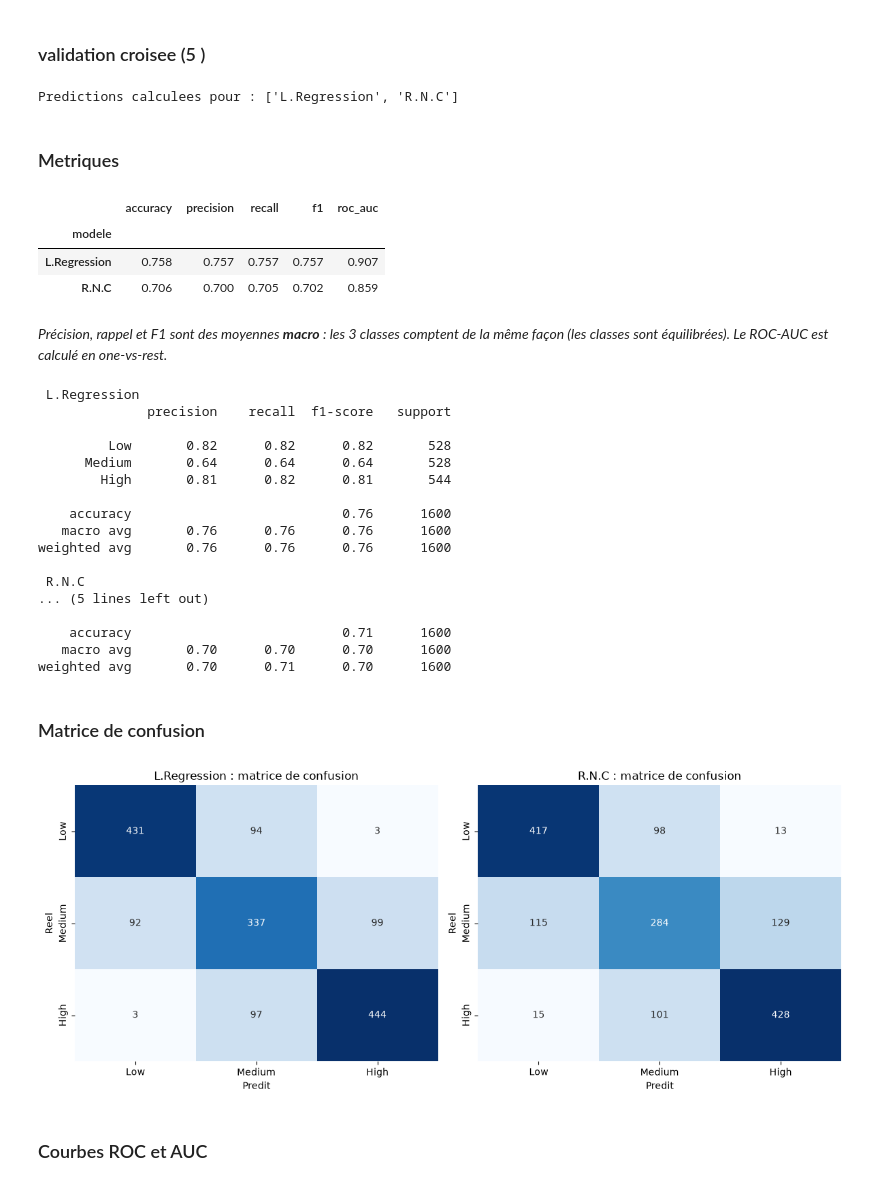
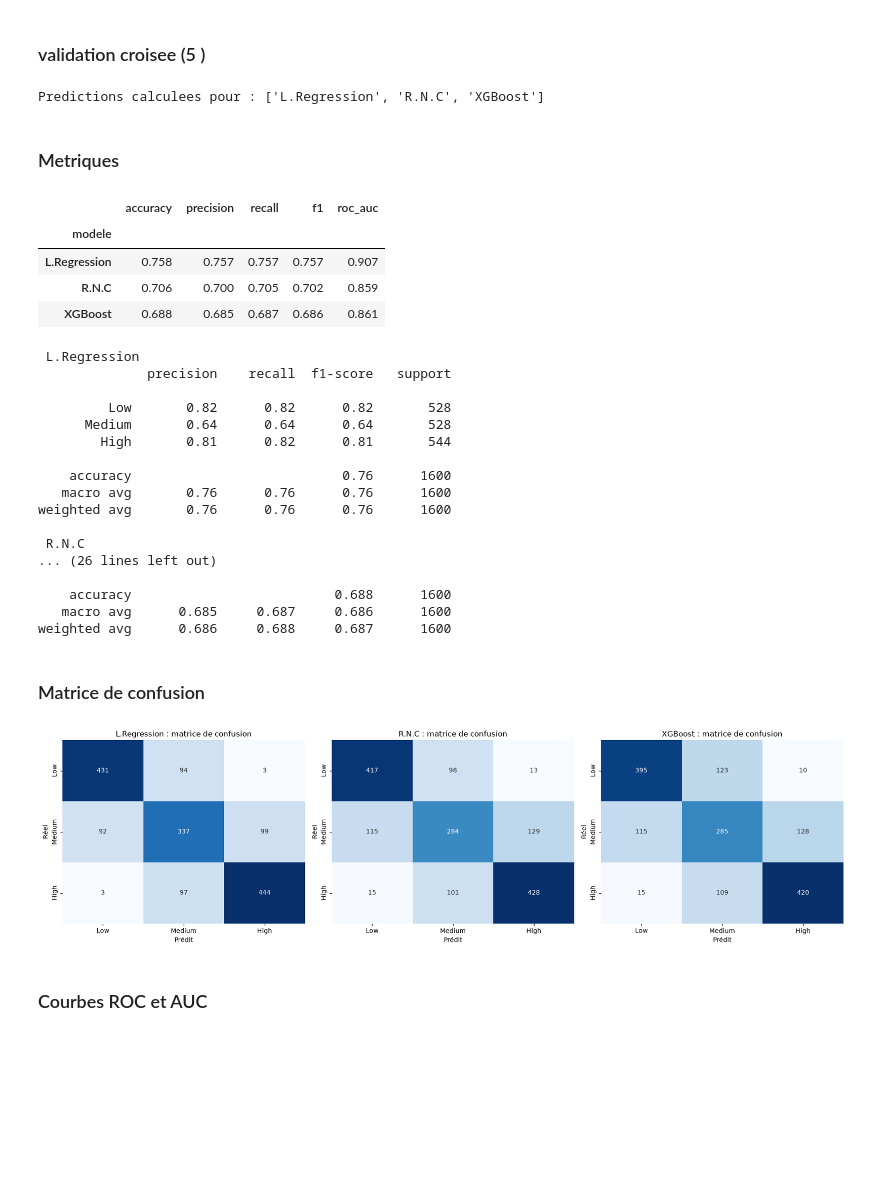
Before and after one commit to Oumohgh/Projet_Croisee, a Jupyter notebook: notebook/preprocessing.ipynb, the cells around one changed output. Drawn from its saved outputs; the diff is of its cells as text; code cells hidden in the pictures; blank space fills up the shorter version.

Commit message:
optimizer xgboost

```diff
--- a/notebook/preprocessing.ipynb
+++ b/notebook/preprocessing.ipynb
@@ -266,7 +278,9 @@ from sklearn.metrics import (accuracy_score, precision_score, recall_score, f1_s
 modeles = {
     "L.Regression": LogisticRegression(max_iter=2000),
     "R.N.C": RandomForestClassifier(n_estimators=200, random_state=42),
+    "XGBoost": XGBClassifier(eval_metric="mlogloss", n_estimators=200,random_state=42),
 }
+
 
 pipelines = {
     nom: Pipeline([("pretraitement", clone(pretraitement)), ("modele", modele)])
@@ -285,7 +299,7 @@ for nom, pipe in pipelines.items():
 
 print("Predictions calculees pour :", list(predictions))
 # %% [output]
-Predictions calculees pour : ['L.Regression', 'R.N.C']
+Predictions calculees pour : ['L.Regression', 'R.N.C', 'XGBoost']
 # %% [markdown]
 ### Metriques
 # %%
@@ -307,12 +321,12 @@ tableauMetriques
 | modele |  |  |  |  |  |
 | L.Regression | 0.758 | 0.757 | 0.757 | 0.757 | 0.907 |
 | R.N.C | 0.706 | 0.700 | 0.705 | 0.702 | 0.859 |
+| XGBoost | 0.688 | 0.685 | 0.687 | 0.686 | 0.861 |
-# %% [markdown]
-*Précision, rappel et F1 sont des moyennes **macro** : les 3 classes comptent de la même façon (les classes sont équilibrées). Le ROC-AUC est calculé en one-vs-rest.*
 # %%
 for nom, p in predictions.items():
     print(f" {nom} ")
     print(classification_report(y_train, p["classe"], target_names=labelsRisque))
+print(classification_report(y_train, predictions["XGBoost"]["classe"], target_names=labelsRisque, digits=3))
 # %% [output]
  L.Regression
               precision    recall  f1-score   support
@@ -326,28 +340,28 @@ for nom, p in predictions.items():
 weighted avg       0.76      0.76      0.76      1600
 
  R.N.C
-... (5 lines left out)
+... (26 lines left out)
 
-    accuracy                           0.71      1600
-   macro avg       0.70      0.70      0.70      1600
-weighted avg       0.70      0.71      0.70      1600
+    accuracy                          0.688      1600
+   macro avg      0.685     0.687     0.686      1600
+weighted avg      0.686     0.688     0.687      1600
 # %% [markdown]
 ### Matrice de confusion
 # %%
-fig, axes = pt.subplots(1, 2, figsize=(12, 5))
+fig, axes = pt.subplots(1, len(predictions), figsize=(18, 5))
 for ax, (nom, p) in zip(axes, predictions.items()):
     matrice = confusion_matrix(y_train, p["classe"])
 
     sn.heatmap(matrice, annot=True, fmt="d", cmap="Blues", ax=ax,
                xticklabels=labelsRisque, yticklabels=labelsRisque, cbar=False)
     ax.set_title(f"{nom} : matrice de confusion")
-    ax.set_xlabel("Predit")
-    ax.set_ylabel("Reel")
+    ax.set_xlabel("Prédit")
+    ax.set_ylabel("Réel")
 
 pt.tight_layout()
 pt.show()
 # %% [output]
-[figure, old version]
+[figure, new version]
 # %% [markdown]
 ### Courbes ROC et AUC
 # %%
```
Also changed, not shown: parts of 11 cells of this notebook, 2 other files.
